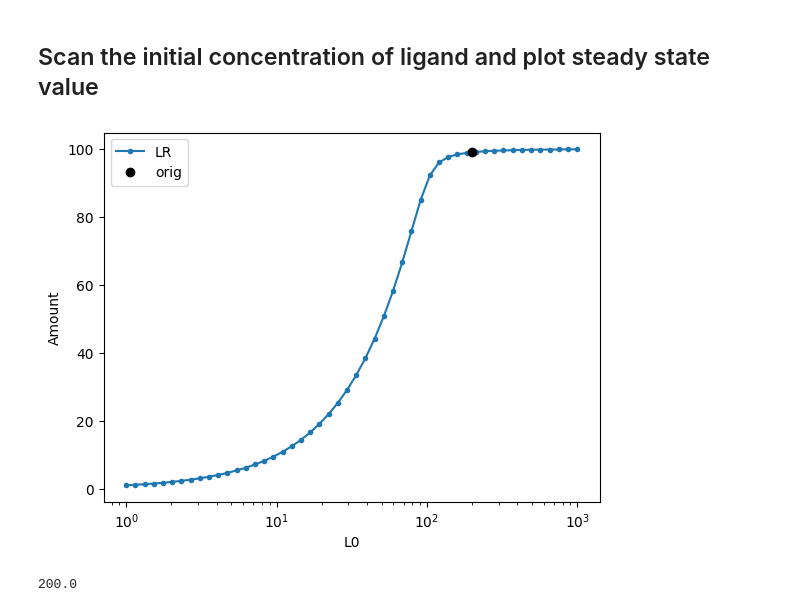
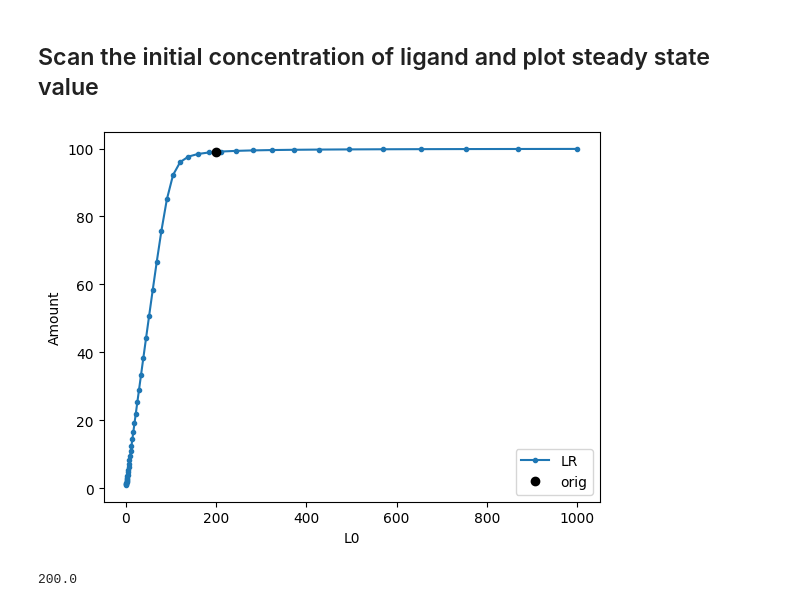
Before and after one commit to jrfaeder/RBM_Intro_BioNetGen, a Jupyter notebook: run_lr.ipynb, the cells around one changed output. Saved outputs shown, nothing was run; the diff lists cells and outputs as text; code cells hidden in the pictures.

```diff
--- a/run_lr.ipynb
+++ b/run_lr.ipynb
@@ -57,23 +57,24 @@ plt.legend(loc='best')
 # %%
 pname='L0'
 o='LR'
 out=[]
 krange= np.logspace(0,3,50)
 for k in krange:
     sim[pname]=k
     # Must reset simulator AFTER changing initial condition.
     sim.reset()
     res2= sim.simulate(0,200,200,selections=sel)
     res= res2[o][-1]
     #print(k,res)
     out.append(res)
-plt.semilogx(krange,out,'.-',label=o)
+#plt.semilogx(krange,out,'.-',label=o)
+plt.plot(krange,out,'.-',label=o)
 plt.plot(sim['init(L0)'],res1[o][-1],'ko',label='orig')
 plt.xlabel('L0')
 plt.ylabel('Amount')
 _= plt.legend(loc='best')
 # %% [output]
-[figure, old version]
+[figure, new version]
 # %%
 sim["init(L0)"]
 # %% [output]
```
Also changed, not shown: parts of 1 cell of this notebook, 9 other files.
